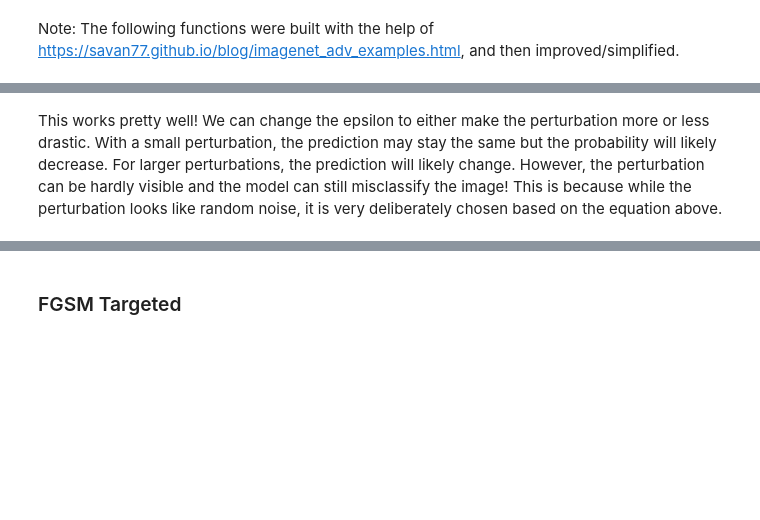
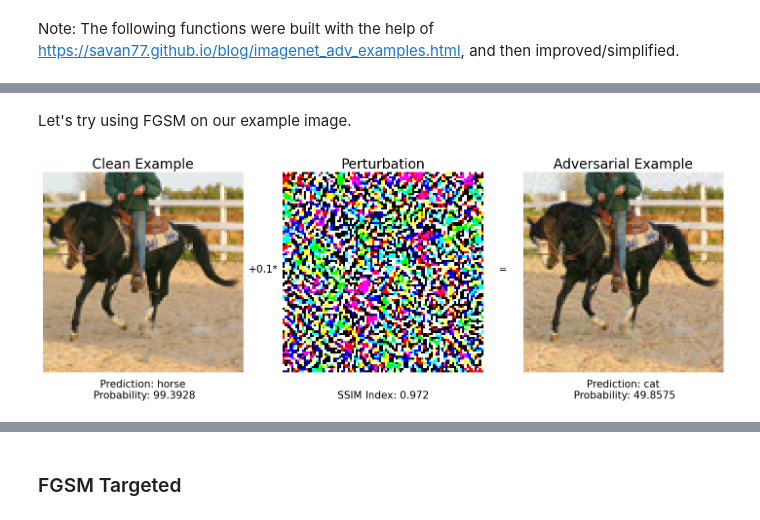
Before and after one commit to weisben/adversarial-examples, a Jupyter notebook: Adv_Input_STL.ipynb, the cells around one changed output, grey strips where cells are left out. Drawn from its saved outputs; the diff is of its cells as text; code cells hidden in the pictures; blank space fills up the shorter version.

```diff
--- a/Adv_Input_STL.ipynb
+++ b/Adv_Input_STL.ipynb
@@ -272,2 +270,28 @@ FGSM(model, img, lab, 0.1)
-# %% [markdown]
-This works pretty well! We can change the epsilon to either make the perturbation more or less drastic. With a small perturbation, the prediction may stay the same but the probability will likely decrease. For larger perturbations, the prediction will likely change. However, the perturbation can be hardly visible and the model can still misclassify the image! This is because while the perturbation looks like random noise, it is very deliberately chosen based on the equation above.
+# %%
+def FGSM(model, X, y, eps):
+  """Performs FGSM on a clean image and returns a corresponding adversarial image
+  Parameters
+  ----------
+    model: image classification model
+    X: clean image
+    y: true label
+    eps: perturbation weight
+
+  Returns
+  -------
+    X_adv: adversarial image
+    X_grad_sign: sign of gradient of clean image
+  """
+  # Find loss of image
+  X = Variable(X, requires_grad=True)
+  output = model(X)
+  target = Variable(torch.LongTensor([y]), requires_grad=False)
+  criterion = torch.nn.CrossEntropyLoss()
+  loss = criterion(output, target)
+  loss.backward()
+
+  # Follow the function above to find X_adv
+  X_grad_sign = torch.sign(X.grad.data)
+  X_adv = X.data + eps * X_grad_sign
+
+  return X_adv, X_grad_sign
@@ -273,0 +331,9 @@ This works pretty well! We can change the epsilon to either make the perturbatio
+# %% [markdown]
+Let's try using FGSM on our example image.
+# %%
+epsilon = 0.1
+adv, grad = FGSM(model, image, label, epsilon)
+# %%
+visualize(model, image, epsilon, grad, adv)
+# %% [output]
+[figure, added]
```
Also changed, not shown: parts of 54 cells of this notebook.
